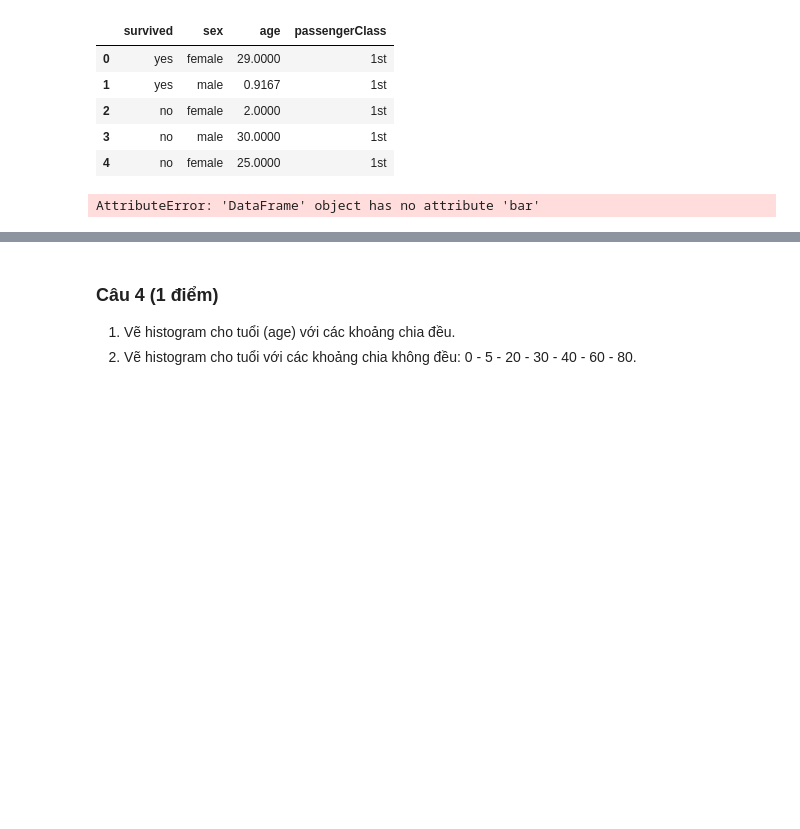
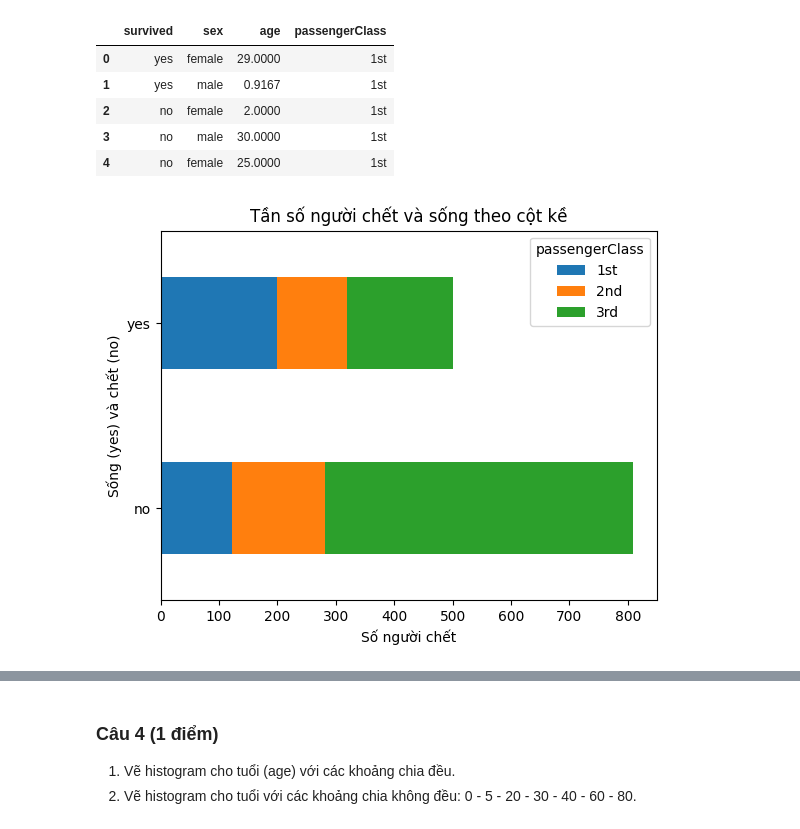
Before and after one commit to tonypham90/TKUD_KHTN, a Jupyter notebook: BT/BT2/Baitap2.ipynb, the cells around one changed output, grey strips where cells are left out. Saved outputs shown, nothing was run; the diff lists cells and outputs as text; code cells hidden in the pictures; blank space fills up the shorter version.

```diff
--- a/BT/BT2/Baitap2.ipynb
+++ b/BT/BT2/Baitap2.ipynb
@@ -192,4 +211,5 @@ passengersummary['survived_count']=lambda x: passengersummary['class']
-# %%
-survived.bar()
-# %% [output]
-AttributeError: 'DataFrame' object has no attribute 'bar'
+# %%
+
+summary_survived=titanic.groupby(['survived','passengerClass']).size().unstack().plot(kind='barh',stacked=True,xlabel='Số người chết',title='Tần số người chết và sống theo cột kề',ylabel='Sống (yes) và chết (no)')
+# %% [output]
+[figure, added]
```
Also changed, not shown: parts of 41 cells of this notebook, 4 other files.
